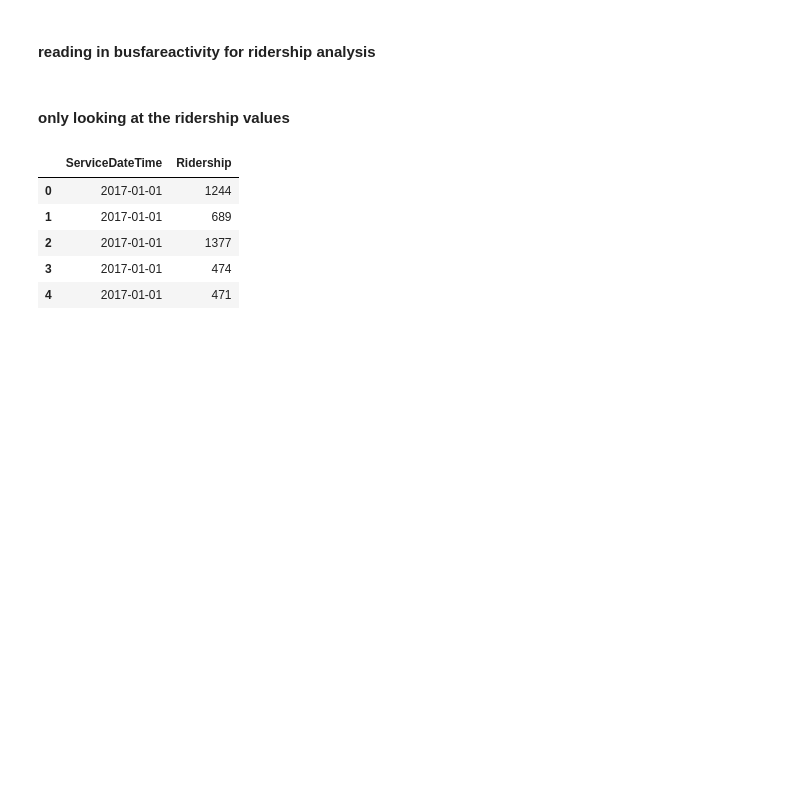
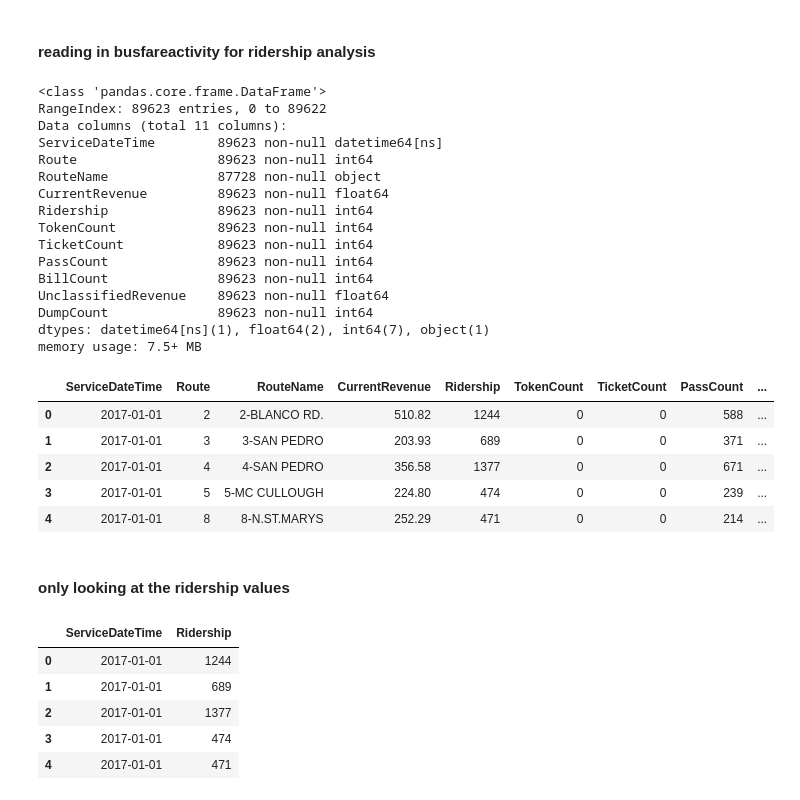
Before and after one commit to get-on-the-bus/via-project, a Jupyter notebook: misty/ridership stuff.ipynb, the cells around one changed output. Cells and saved outputs as stored; diff of their text form; code cells hidden in the pictures; blank space fills up the shorter version.

```diff
--- a/misty/ridership stuff.ipynb
+++ b/misty/ridership stuff.ipynb
@@ -15,6 +15,32 @@ warnings.filterwarnings('ignore')
 #### reading in busfareactivity for ridership analysis
 # %%
 df = pd.read_excel('../resource_files/BusFareBoxActivity_2020.csv')
+# %%
+df.info()
+df.head()
+# %% [output]
+<class 'pandas.core.frame.DataFrame'>
+RangeIndex: 89623 entries, 0 to 89622
+Data columns (total 11 columns):
+ServiceDateTime        89623 non-null datetime64[ns]
+Route                  89623 non-null int64
+RouteName              87728 non-null object
+CurrentRevenue         89623 non-null float64
+Ridership              89623 non-null int64
+TokenCount             89623 non-null int64
+TicketCount            89623 non-null int64
+PassCount              89623 non-null int64
+BillCount              89623 non-null int64
+UnclassifiedRevenue    89623 non-null float64
+DumpCount              89623 non-null int64
+dtypes: datetime64[ns](1), float64(2), int64(7), object(1)
+memory usage: 7.5+ MB
+|  | ServiceDateTime | Route | RouteName | CurrentRevenue | Ridership | TokenCount | TicketCount | PassCount | ... |
+| 0 | 2017-01-01 | 2 | 2-BLANCO RD. | 510.82 | 1244 | 0 | 0 | 588 | ... |
+| 1 | 2017-01-01 | 3 | 3-SAN PEDRO | 203.93 | 689 | 0 | 0 | 371 | ... |
+| 2 | 2017-01-01 | 4 | 4-SAN PEDRO | 356.58 | 1377 | 0 | 0 | 671 | ... |
+| 3 | 2017-01-01 | 5 | 5-MC CULLOUGH | 224.80 | 474 | 0 | 0 | 239 | ... |
+| 4 | 2017-01-01 | 8 | 8-N.ST.MARYS | 252.29 | 471 | 0 | 0 | 214 | ... |
 # %% [markdown]
 #### only looking at the ridership values
 # %%
```
Also changed, not shown: parts of 3 cells of this notebook, 2 other files.
